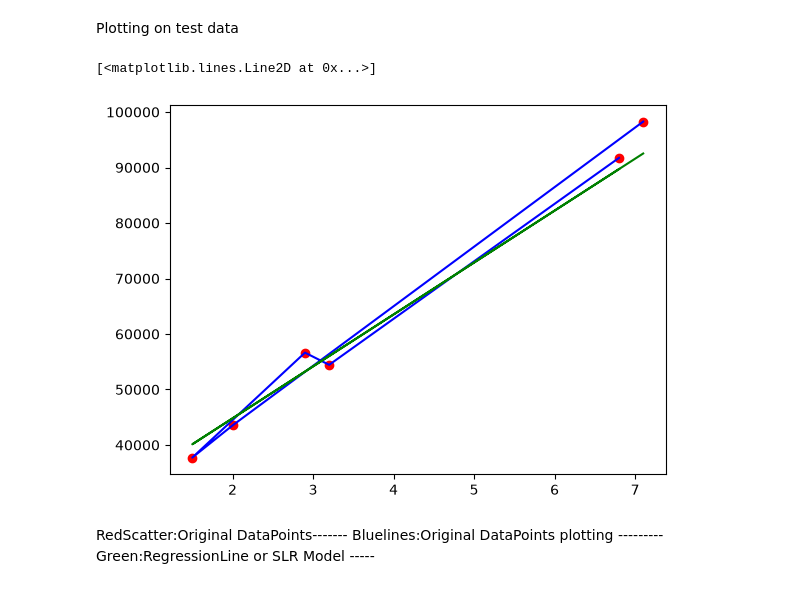
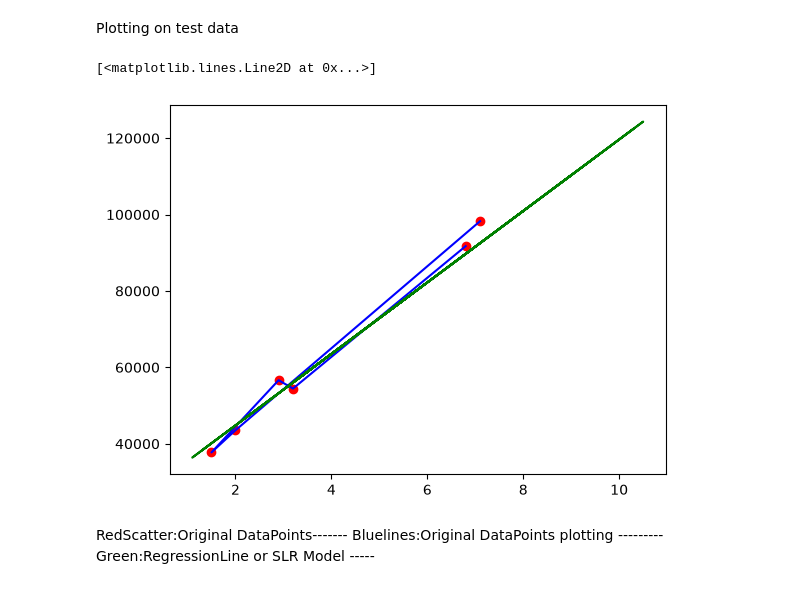
Before and after one commit to MaisasurKodes/ML, a Jupyter notebook: NoteBooks/Salary_Employee_SLR.ipynb, the cells around one changed output. Cells and saved outputs as stored; diff of their text form; code cells hidden in the pictures.

Commit message:
Finished Visualizations and prediction SLR DONE :)

```diff
--- a/NoteBooks/Salary_Employee_SLR.ipynb
+++ b/NoteBooks/Salary_Employee_SLR.ipynb
@@ -77,10 +73,10 @@ Plotting on test data
 # %%
 plt.scatter(X_test,Y_test,c='r')
 plt.plot(X_test,Y_test,c='b')
-plt.plot(X_test,regressor.predict(X_test),c='g')
+plt.plot(X_train,regressor.predict(X_train),c='g')
 # %% [output]
 [<matplotlib.lines.Line2D at 0x...>]
-[figure, old version]
+[figure, new version]
 # %% [markdown]
 RedScatter:Original DataPoints-------
 Bluelines:Original DataPoints plotting ---------
```
Also changed, not shown: parts of 2 cells of this notebook.
